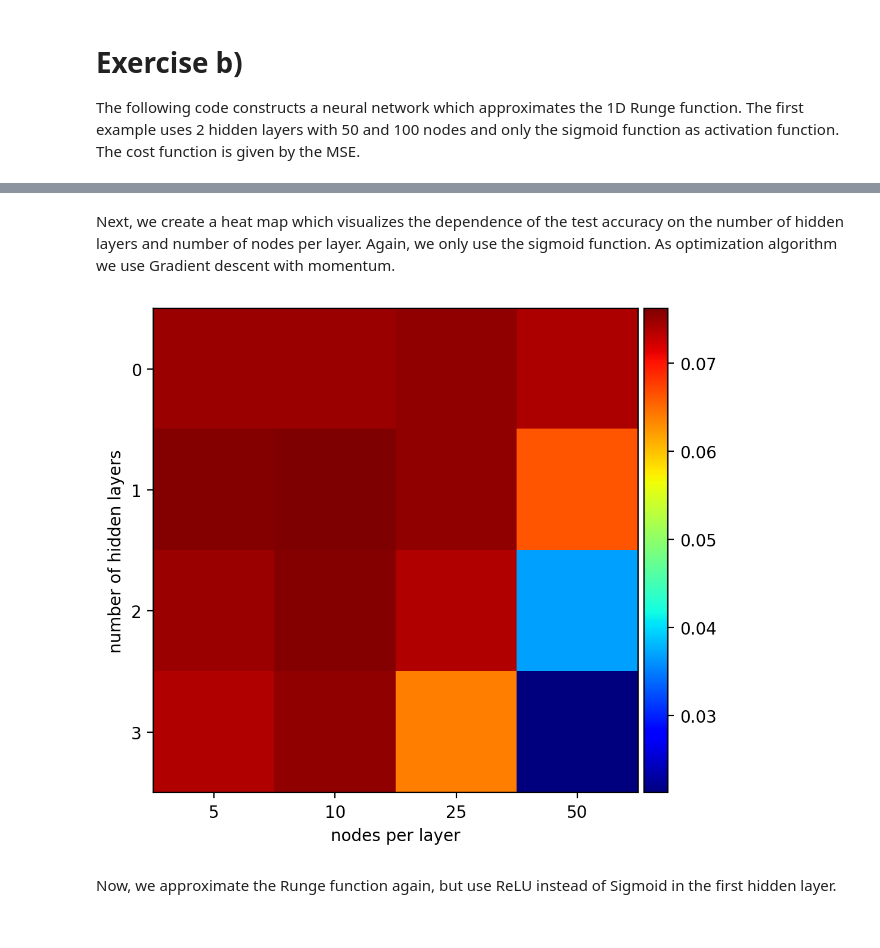
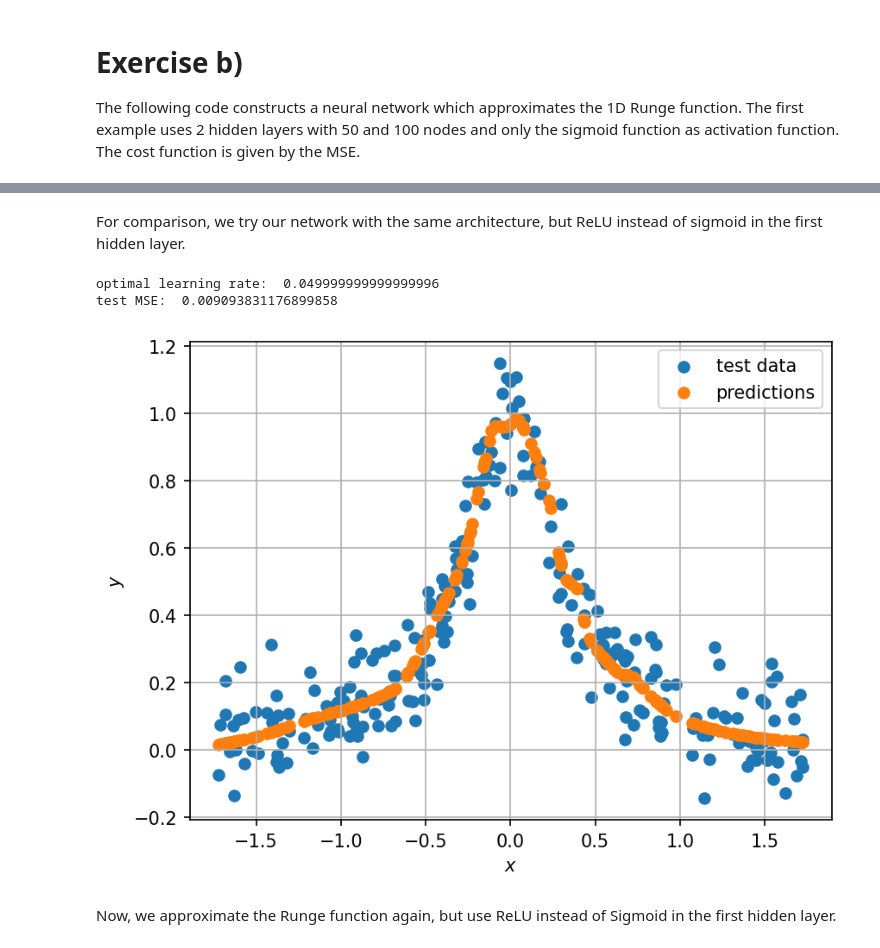
Before and after one commit to thomas-engl/Project2-Applied-ML, a Jupyter notebook: Code/project2_run.ipynb, the cells around one changed output, grey strips where cells are left out. Drawn from its saved outputs; the diff is of its cells as text; code cells hidden in the pictures.

```diff
--- a/Code/project2_run.ipynb
+++ b/Code/project2_run.ipynb
@@ -29,16 +28,20 @@ output_size = 1
 ### 1D Runge function
 np.random.seed(123)                              # set a seed
 input_size = 1
-data = load_runge_data(n)
-mse_first_guess, mse_after_training, _, predictions = test_accuracy(
-                                                        data, activation_funcs, layer_output_sizes,
-                                                        input_size, output_size, cost_fnc, optimize_algorithm,
-                                                        lambda_ = 0.001, reg = 'L1',
-                                                        epochs_=500, return_predicts=True)
-print("MSE first guess:     ", mse_first_guess)
-print("MSE after training:  ", mse_after_training)
+data_ = load_runge_data(n, return_ymean=True)    # load data and keep mean of y_train for rescaling later
+data = data_[0:4]
+y_mean = data_[-1]
 
-""" plot of the approximation and the input data """
-### should update this after scaling data
-plot_1D_approx(data[1], data[3], predictions)
+# tune the learning rate
+eta_opt = tune_learning_rate(data, activation_funcs, layer_output_sizes,
+                             input_size, output_size, cost_fnc, optimizer)
+print("optimal learning rate: ", eta_opt)
+
+test_mse, predicts = test_accuracy(data, activation_funcs, layer_output_sizes,
+                         input_size, output_size, cost_fnc,
+                         optimizer(eta=eta_opt), epochs_=100, return_predicts=True)
+
+print("test MSE: ", test_mse)
+# plot approximation
+plot_1D_approx(data[1], data[3] + y_mean, predicts + y_mean)
 # %% [output]
@@ -48,13 +51,24 @@ MSE after training:   0.0092623108787739
 # %% [markdown]
-Next, we create a heat map which visualizes the dependence of the test accuracy on the number of hidden layers and number of nodes per layer. Again, we only use the sigmoid function. As optimization algorithm we use Gradient descent with momentum.
+For comparison, we try our network with the same architecture, but ReLU instead of sigmoid in the first hidden layer.
 # %%
-""" plot the dependence of the test accuracy on the number of hidden layers
-    # and number of nodes per layer. Here, we only use the sigmoid function
-    # as activation function """
-heat_map_test_accuracy(load_runge_data(n), [0, 1, 2, 3], [5, 10, 25, 50],
-                       input_size, output_size, mse, Momentum(eta=0.01, momentum=0.9))
+activation_funcs = [ReLU, sigmoid, identity]  # activation functions
+
+# same code as before
+eta_opt = tune_learning_rate(data, activation_funcs, layer_output_sizes,
+                             input_size, output_size, cost_fnc, optimizer)
+print("optimal learning rate: ", eta_opt)
+
+test_mse, predicts = test_accuracy(data, activation_funcs, layer_output_sizes,
+                         input_size, output_size, cost_fnc,
+                         optimizer(eta=eta_opt), epochs_=100, return_predicts=True)
+
+print("test MSE: ", test_mse)
+# plot approximation
+plot_1D_approx(data[1], data[3] + y_mean, predicts + y_mean)
 # %% [output]
+optimal learning rate:  0.049999999999999996
+test MSE:  0.009093831176899858
-[figure, old version]
+[figure, new version]
 # %% [markdown]
 Now, we approximate the Runge function again, but use ReLU instead of Sigmoid in the first hidden layer.
 # %%
```
Also changed, not shown: parts of 14 cells of this notebook.
